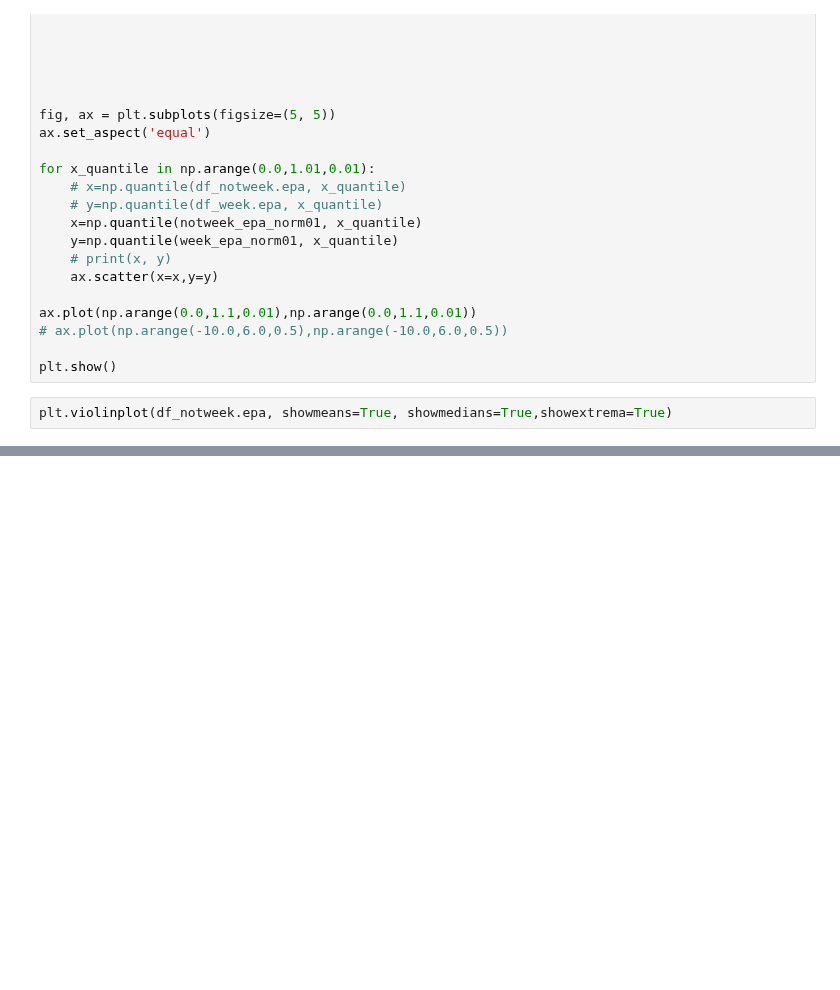
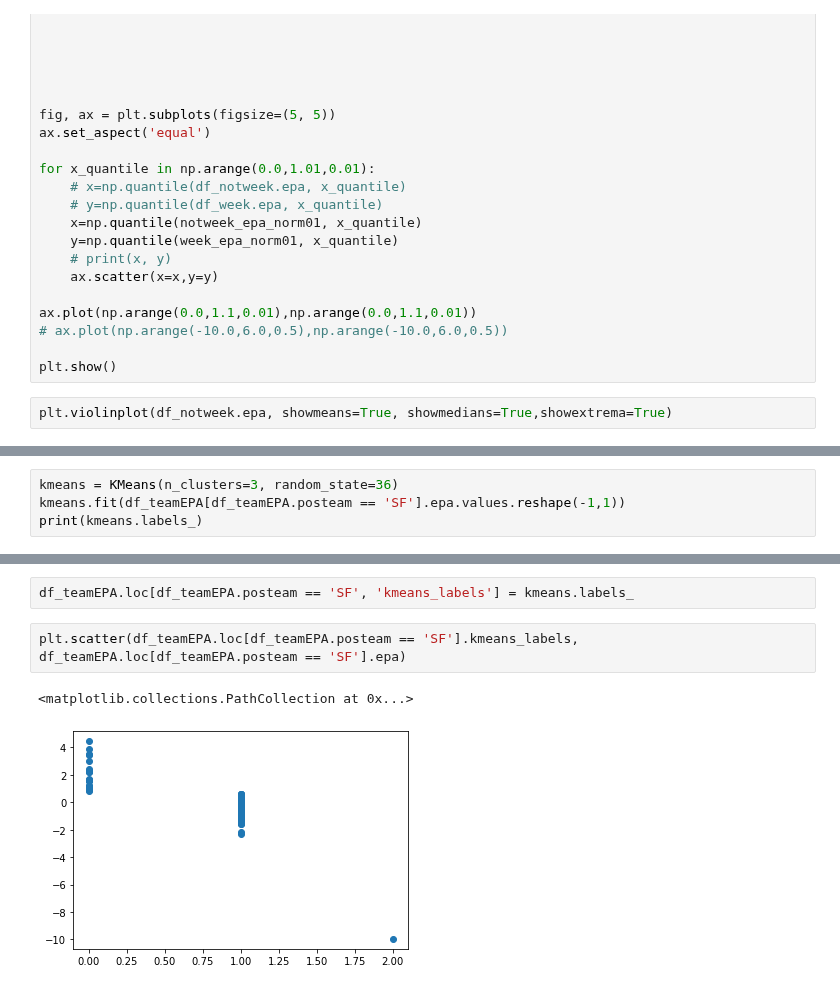
Before and after one commit to keeganheilman/nfl-charts, a Jupyter notebook: explosive_ratio.ipynb, the cells around one changed output, grey strips where cells are left out. Saved outputs shown, nothing was run; the diff lists cells and outputs as text; blank space fills up the shorter version.

```diff
--- a/explosive_ratio.ipynb
+++ b/explosive_ratio.ipynb
@@ -292,0 +295,4 @@ plt.violinplot(df_notweek.epa, showmeans=True, showmedians=True,showextrema=True
+# %%
+kmeans = KMeans(n_clusters=3, random_state=36)
+kmeans.fit(df_teamEPA[df_teamEPA.posteam == 'SF'].epa.values.reshape(-1,1))
+print(kmeans.labels_)
@@ -292,0 +311,7 @@ plt.violinplot(df_notweek.epa, showmeans=True, showmedians=True,showextrema=True
+# %%
+df_teamEPA.loc[df_teamEPA.posteam == 'SF', 'kmeans_labels'] = kmeans.labels_
+# %%
+plt.scatter(df_teamEPA.loc[df_teamEPA.posteam == 'SF'].kmeans_labels, df_teamEPA.loc[df_teamEPA.posteam == 'SF'].epa)
+# %% [output]
+<matplotlib.collections.PathCollection at 0x...>
+[figure, added]
```
Also changed, not shown: parts of 11 cells of this notebook.
